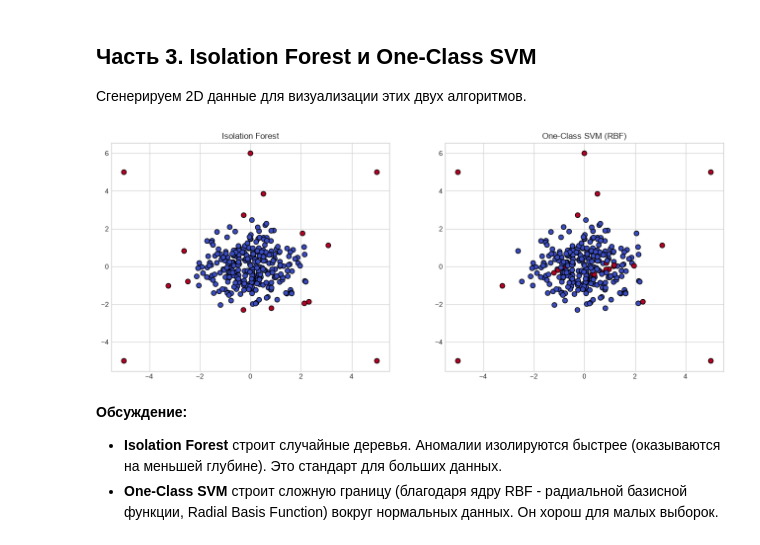
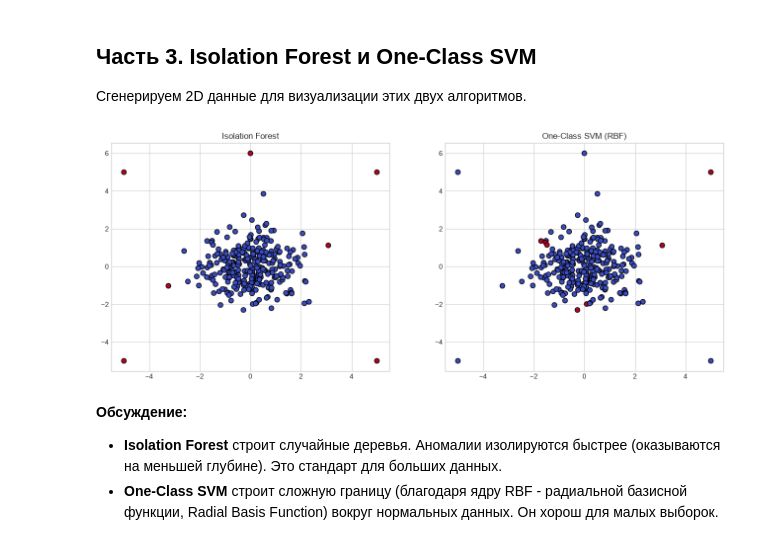
Before and after one commit to ReDanBorn/python-practice-algos, a Jupyter notebook: practices/practice8.ipynb, the cells around one changed output. Cells and saved outputs as stored; diff of their text form; code cells hidden in the pictures.

```diff
--- a/practices/practice8.ipynb
+++ b/practices/practice8.ipynb
@@ -157,27 +157,27 @@ plt.show()
 # %%
 X_iforest, _ = make_blobs(n_samples=300, centers=[[0, 0]], cluster_std=1.0, random_state=42)
 X_outliers_if = np.array([[5, 5], [-5, -5], [5, -5], [-5, 5], [0, 6]])
 X_if = np.vstack([X_iforest, X_outliers_if])
 
 # Isolation Forest
-iso = IsolationForest(n_estimators=100, contamination=0.05, random_state=42)
+iso = IsolationForest(n_estimators=100, contamination=0.01, random_state=42)
 labels_iso = iso.fit_predict(X_if)
 labels_iso_bin = (labels_iso == -1).astype(int)
 
 # One-Class SVM
-ocsvm = OneClassSVM(kernel='rbf', gamma='auto', nu=0.05)
+ocsvm = OneClassSVM(kernel='sigmoid', gamma='auto', nu=0.02)
 labels_ocsvm = ocsvm.fit_predict(X_if)
 labels_ocsvm_bin = (labels_ocsvm == -1).astype(int)
 
 fig, axes = plt.subplots(1, 2, figsize=(16, 6))
 axes[0].scatter(X_if[:, 0], X_if[:, 1], c=labels_iso_bin, cmap='coolwarm', edgecolor='k', s=50)
 axes[0].set_title('Isolation Forest')
 
 axes[1].scatter(X_if[:, 0], X_if[:, 1], c=labels_ocsvm_bin, cmap='coolwarm', edgecolor='k', s=50)
 axes[1].set_title('One-Class SVM (RBF)')
 plt.show()
 # %% [output]
-[figure, old version]
+[figure, new version]
 # %% [markdown]
 **Обсуждение:**
 * **Isolation Forest** строит случайные деревья. Аномалии изолируются быстрее (оказываются на меньшей глубине). Это стандарт для больших данных.
```
Also changed, not shown: parts of 3 cells of this notebook.
